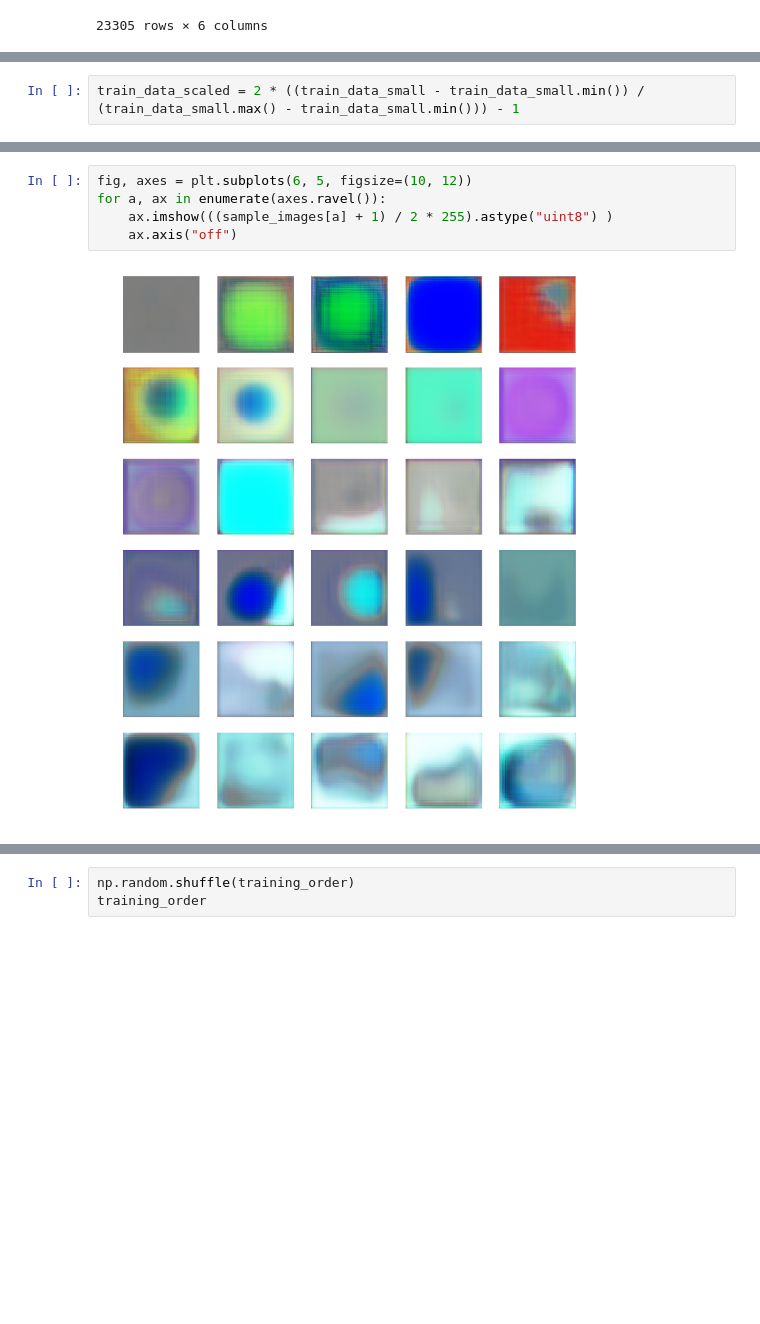
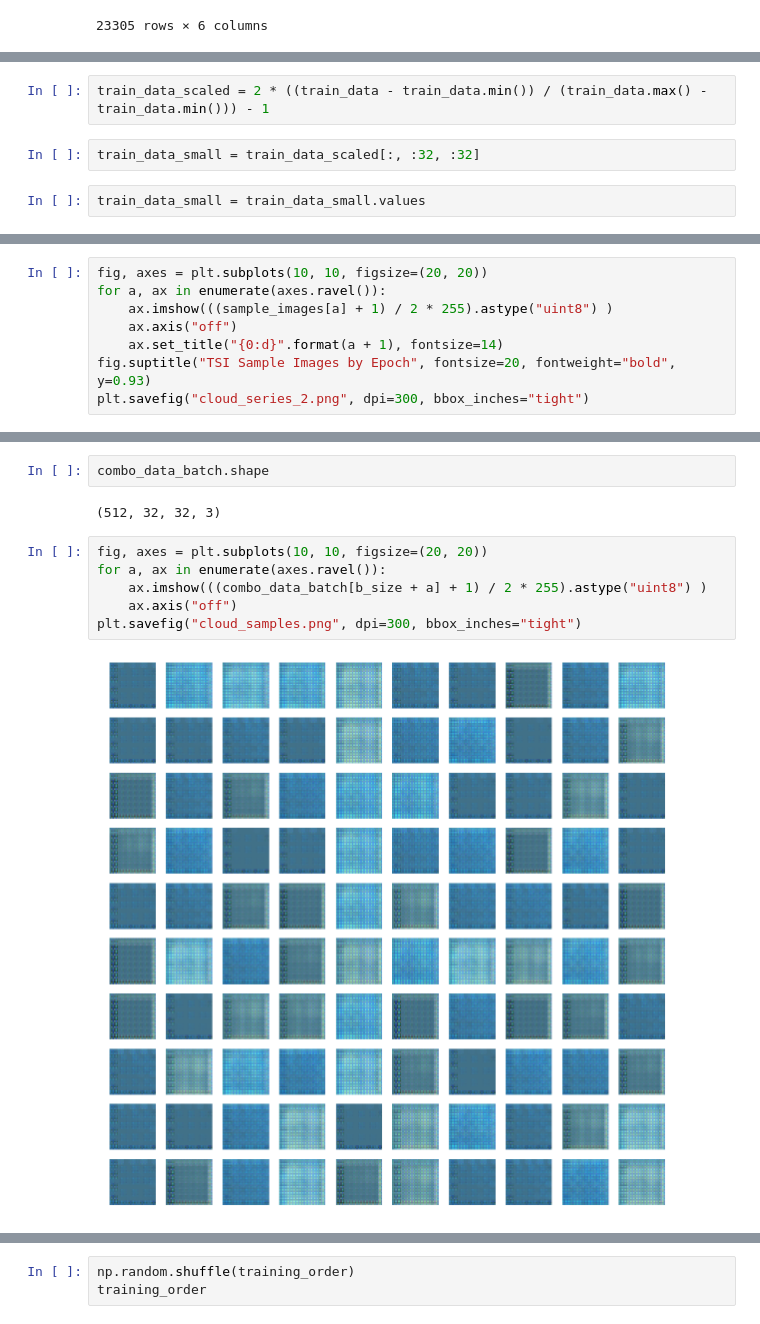
Before and after one commit to djgagne/deepsky, a Jupyter notebook: notebooks/TSI GAN.ipynb, the cells around one changed output, grey strips where cells are left out. Drawn from its saved outputs; the diff is of its cells as text; blank space fills up the shorter version.

```diff
--- a/notebooks/TSI GAN.ipynb
+++ b/notebooks/TSI GAN.ipynb
@@ -155,2 +189,6 @@ train_data_small.shape[0]
 # %%
-train_data_scaled = 2 * ((train_data_small - train_data_small.min()) / (train_data_small.max() - train_data_small.min())) - 1
+train_data_scaled = 2 * ((train_data - train_data.min()) / (train_data.max() - train_data.min())) - 1
+# %%
+train_data_small = train_data_scaled[:, :32, :32]
+# %%
+train_data_small = train_data_small.values
@@ -206,0 +271,8 @@ sample_images.min()
+# %%
+fig, axes = plt.subplots(10, 10, figsize=(20, 20))
+for a, ax in enumerate(axes.ravel()):
+    ax.imshow(((sample_images[a] + 1) / 2 * 255).astype("uint8") )
+    ax.axis("off")
+    ax.set_title("{0:d}".format(a + 1), fontsize=14)
+fig.suptitle("TSI Sample Images by Epoch", fontsize=20, fontweight="bold", y=0.93)
+plt.savefig("cloud_series_2.png", dpi=300, bbox_inches="tight")
@@ -207,8 +281,13 @@ sample_images.min()
+# %%
+combo_data_batch.shape
+# %% [output]
+(512, 32, 32, 3)
 # %%
-fig, axes = plt.subplots(6, 5, figsize=(10, 12))
+fig, axes = plt.subplots(10, 10, figsize=(20, 20))
 for a, ax in enumerate(axes.ravel()):
-    ax.imshow(((sample_images[a] + 1) / 2 * 255).astype("uint8") )
+    ax.imshow(((combo_data_batch[b_size + a] + 1) / 2 * 255).astype("uint8") )
     ax.axis("off")
+plt.savefig("cloud_samples.png", dpi=300, bbox_inches="tight")
 # %% [output]
-[figure, old version]
+[figure, new version]
 # %%
```
Also changed, not shown: parts of 20 cells of this notebook.
